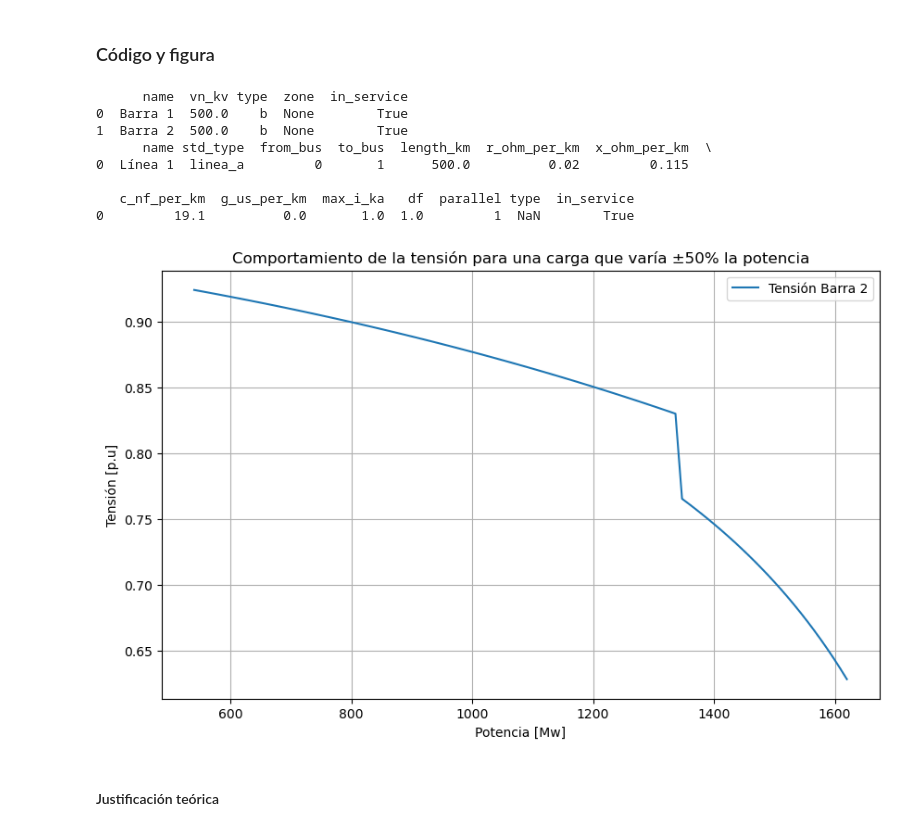
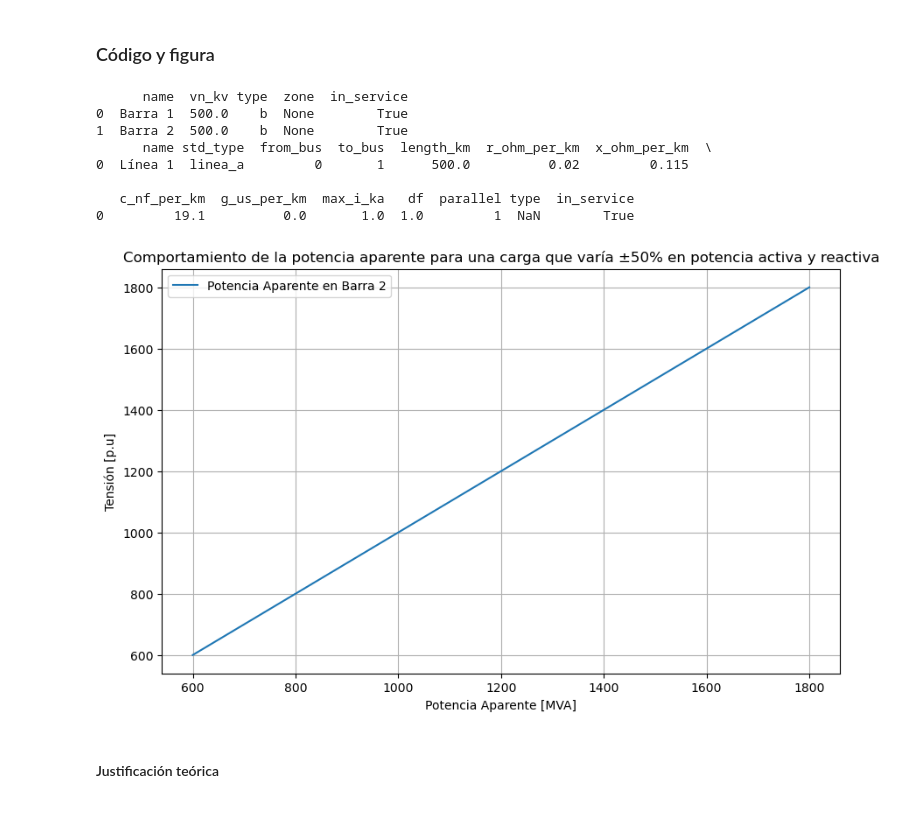
Before and after one commit to pedrovalenzuela20/G7B_SEP1_S12024, a Jupyter notebook: Desarrollo.ipynb, the cells around one changed output. Cells and saved outputs as stored; diff of their text form; code cells hidden in the pictures.

Commit message:
Potencia

```diff
--- a/Desarrollo.ipynb
+++ b/Desarrollo.ipynb
@@ -96,7 +96,9 @@ import pandapower as pp
 import pandapower.plotting.plotly as plotly
 import random
 import matplotlib.pyplot as plt
+import numpy as np
 import numpy
+
 
 net = pp.create_empty_network()
 bus1 = pp.create_bus(net, name="Barra 1", vn_kv=500, type="b")
@@ -114,56 +116,58 @@ pp.available_std_types(net, element="line")
 line1 = pp.create_line(net, from_bus=bus1, to_bus=bus2, length_km=500, std_type="linea_a", name="Línea 1")
 
 print(net.line)
 
 
 # Añadir una fuente externa
 pp.create_ext_grid(net, bus1, vm_pu=1, name="Grid Connection")
 
-# Carga
-pp.create_load(net, bus2, p_mw=1080, q_mvar=523.03, name="Carga")
 
 #------------Variando la carga------------------
 
+# Crear una carga en la barra 2
+p_mw_inicial = 1080
+q_mvar_inicial = 523.03
+pp.create_load(net, bus2, p_mw=p_mw_inicial, q_mvar=q_mvar_inicial, name="Carga")
 
-# Potencia inicial
-p_in = 1200*0.9  # en Mw, 1200 MVA.
+# Variar la potencia activa y reactiva
+p_mw_min = p_mw_inicial * 0.5
+p_mw_max = p_mw_inicial * 1.5
+q_mvar_min = q_mvar_inicial * 0.5
+q_mvar_max = q_mvar_inicial * 1.5
+p_mw_range = np.linspace(p_mw_min, p_mw_max, num=100)
+q_mvar_range = np.linspace(q_mvar_min, q_mvar_max, num=100)
 
-# Crear un rango de potencias que represente el cambio de ±50%
-p_range = numpy.linspace(p_in*0.5, p_in*1.5, num=100)
+# Listas para almacenar las potencias aparentes y las tensiones
+potencias_aparentes = []
+#voltages = []
 
-# Lista para guardar las tensiones
-voltages = []
+# Para cada combinación de potencia activa y reactiva
+for p_mw, q_mvar in zip(p_mw_range, q_mvar_range):
+    # Calcular la potencia aparente (magnitud de la potencia compleja)
+    s_mva = np.sqrt(p_mw**2 + q_mvar**2)
+    potencias_aparentes.append(s_mva)
 
-# Para cada potencia en el rango
-for p in p_range:
-    # Actualizar la carga en la red
-    net.load.loc[0, 'p_mw'] = p
+    #voltages.append(net.res_bus.vm_pu.at[bus2])
 
-    # Ejecutar una simulación de flujo de potencia
-    pp.runpp(net, tolerance_mva=100, max_iteration=100)
-
-    # Guardar la tensión en el bus de la carga
-    voltages.append(net.res_bus.vm_pu[bus2])
-
-# Graficar la tensión en función de la potencia
+# Graficar la potencia aparente vs. la tensión
 plt.figure(figsize=(10, 6))
-plt.plot(p_range, voltages, label='Tensión Barra 2')
-plt.xlabel('Potencia [Mw]')
+plt.plot(potencias_aparentes, potencias_aparentes, label='Potencia Aparente en Barra 2')
+plt.xlabel('Potencia Aparente [MVA]')
 plt.ylabel('Tensión [p.u]')
-plt.title('Comportamiento de la tensión para una carga que varía ±50% la potencia')
+plt.title('Comportamiento de la potencia aparente para una carga que varía ±50% en potencia activa y reactiva')
 plt.legend()
 plt.grid(True)
 plt.show()
 # %% [output]
       name  vn_kv type  zone  in_service
 0  Barra 1  500.0    b  None        True
 1  Barra 2  500.0    b  None        True
       name std_type  from_bus  to_bus  length_km  r_ohm_per_km  x_ohm_per_km  \
 0  Línea 1  linea_a         0       1      500.0          0.02         0.115
 
    c_nf_per_km  g_us_per_km  max_i_ka   df  parallel type  in_service
 0         19.1          0.0       1.0  1.0         1  NaN        True
-[figure, old version]
+[figure, new version]
 # %% [markdown]
 #### Justificación teórica
 # %% [markdown]
```
Also changed, not shown: parts of 3 cells of this notebook, 1 other file.
